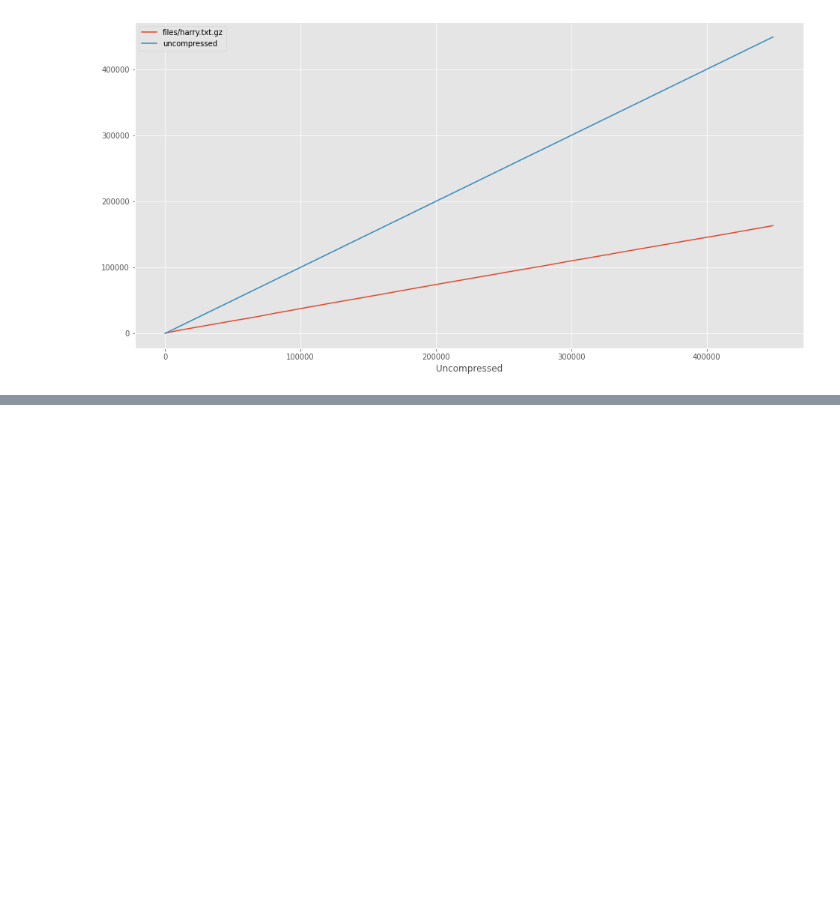
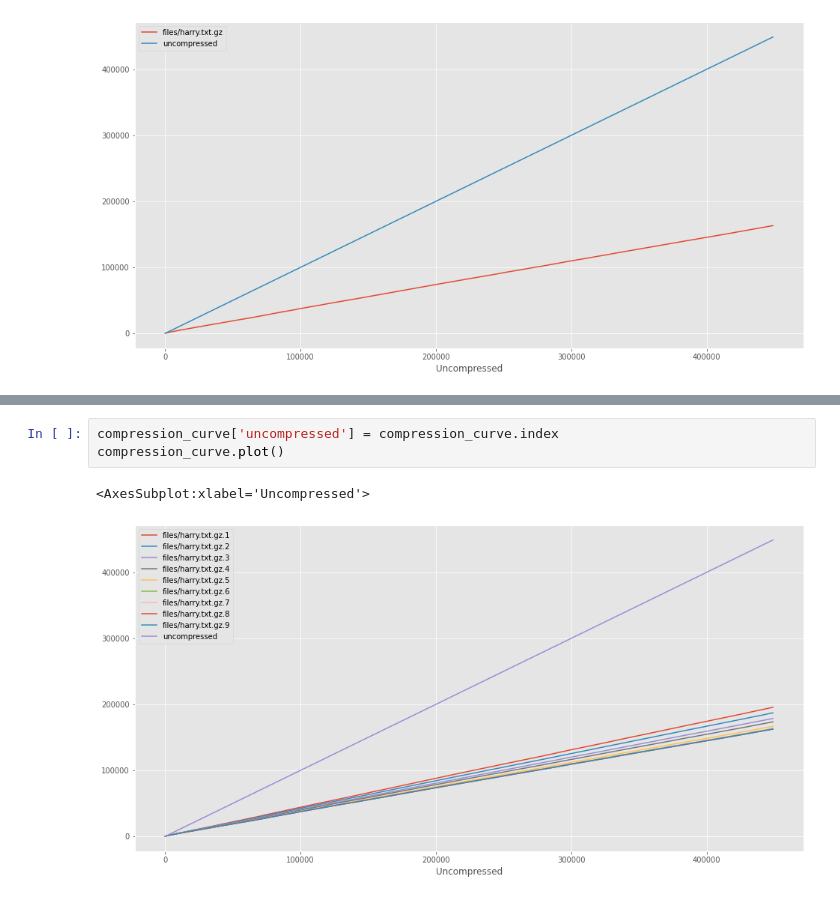
Before and after one commit to hum/gzip-visualisation, a Jupyter notebook: gzip-visual.ipynb, the cells around one changed output, grey strips where cells are left out. Drawn from its saved outputs; the diff is of its cells as text; blank space fills up the shorter version.

```diff
--- a/gzip-visual.ipynb
+++ b/gzip-visual.ipynb
@@ -142,0 +181,6 @@ compression_curve.plot()
+# %%
+compression_curve['uncompressed'] = compression_curve.index
+compression_curve.plot()
+# %% [output]
+<AxesSubplot:xlabel='Uncompressed'>
+[figure, added]
```
Also changed, not shown: parts of 9 cells of this notebook, 1 other file.
